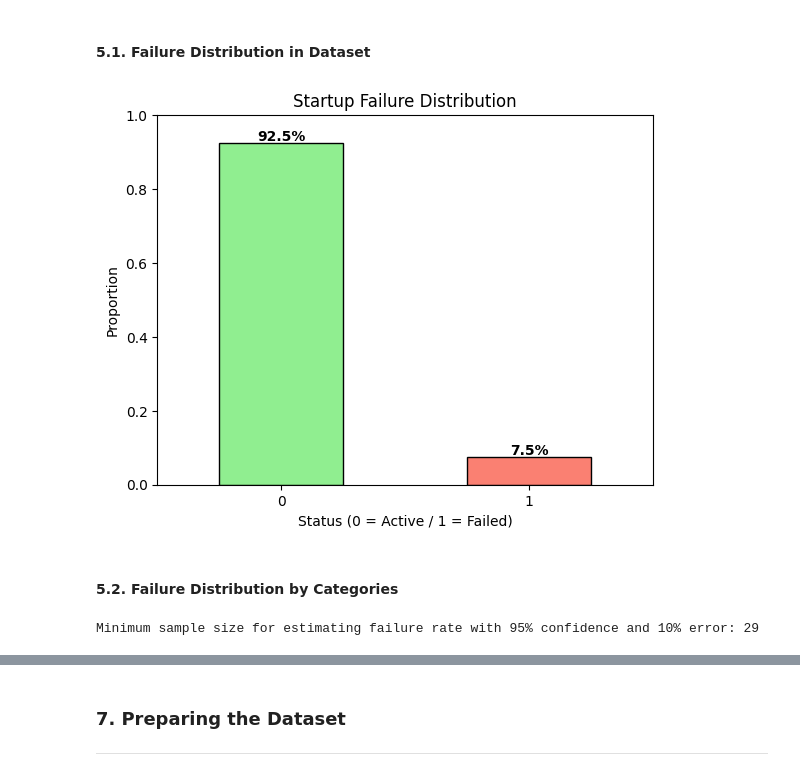
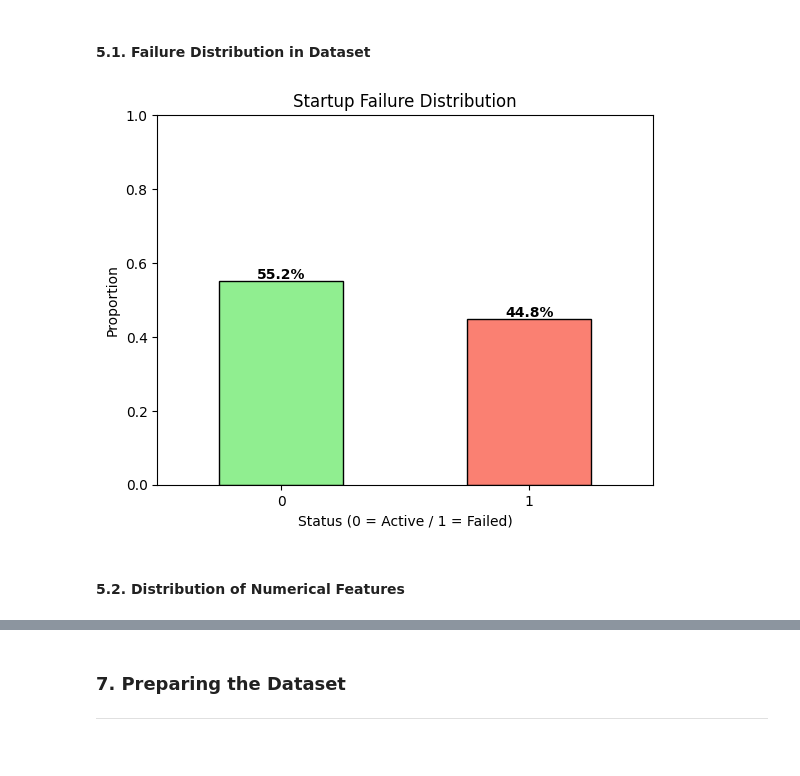
Before and after one commit to bruno-lima98/personal_projects, a Jupyter notebook: project-1/main.ipynb, the cells around one changed output, grey strips where cells are left out. Cells and saved outputs as stored; diff of their text form; code cells hidden in the pictures.

```diff
--- a/project-1/main.ipynb
+++ b/project-1/main.ipynb
@@ -409,52 +409,36 @@ plt.show()
 # %% [output]
 [figure]
 # %%
-# Apply log1p transformation to all numerical columns in df
-
-for col in numerical:
-    df[col] = np.log1p(df[col])
+# Applying log1p transformation to selected columns
+for col in log_treatment:
+    df_final[col] = np.log1p(df_final[col])
 # %% [markdown]
 ### **5. Exploratory Data Analysis (EDA)**
 ----
 # %% [markdown]
 #### 5.1. Failure Distribution in Dataset
 # %%
-proportions = df['status_binary'].value_counts(normalize=True)
+# The proportion of failed vs active startups in the dataset:
+
+proportions = df_final['failed'].value_counts(normalize=True)
 
 ax = proportions.plot(
     kind='bar',
     color=['lightgreen', 'salmon'],
     edgecolor='black'
 )
 
 plt.title('Startup Failure Distribution')
 plt.xlabel('Status (0 = Active / 1 = Failed)')
 plt.ylabel('Proportion')
 plt.xticks(rotation=0)
 
 for i, v in enumerate(proportions):
     plt.text(i, v + 0.005, f"{v*100:.1f}%", ha='center', fontweight='bold')
 
 plt.ylim(0, 1)
 plt.show()
-
-# Only about 8% of startups are classified as failures, indicating a clear class imbalance that will be addressed during modeling.
 # %% [output]
-[figure, old version]
+[figure, new version]
 # %% [markdown]
-#### 5.2. Failure Distribution by Categories
+#### 5.2. Distribution of Numerical Features
-# %%
-# To start the EDA, we define a minimum sample size to ensure the failure rate can be analyzed meaningfully.
-# In statistics, the minimum sample size to estimate a proportion p with confidence level Z and margin of error E is:
-
-# n = (Z^2 * p * (1 - p)) / E^2
-
-Z = 1.96   # 95% confidence
-p = 0.08   # expected failure rate (~8%)
-E = 0.1    # margin of error 10%
-
-n_min = (Z**2 * p * (1 - p)) / E**2
-n_min = math.ceil(n_min)
-print(f"Minimum sample size for estimating failure rate with 95% confidence and 10% error: {n_min}")
-# %% [output]
-Minimum sample size for estimating failure rate with 95% confidence and 10% error: 29
```
Also changed, not shown: parts of 7 cells of this notebook.
